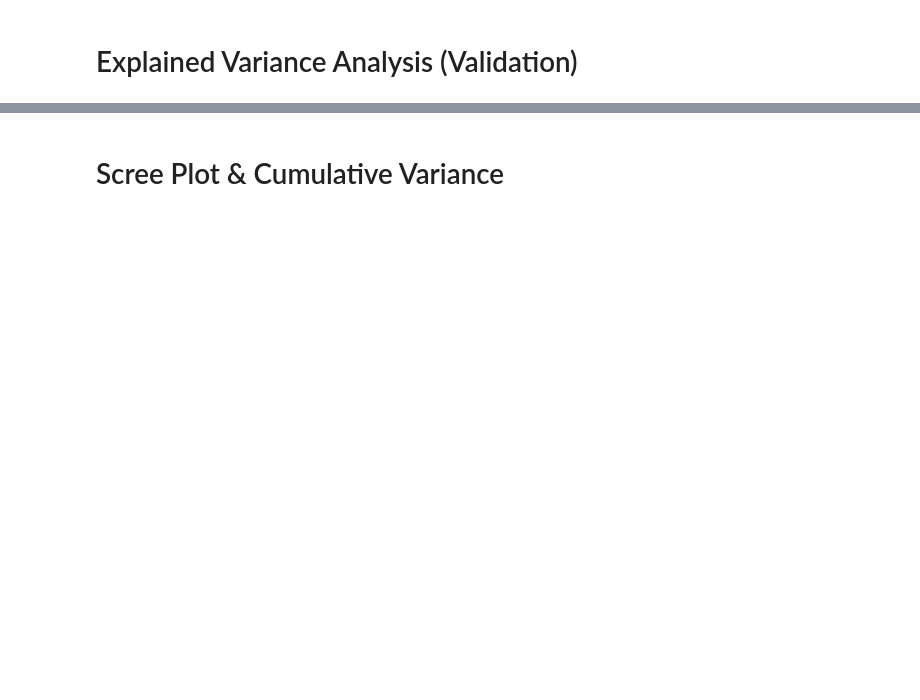
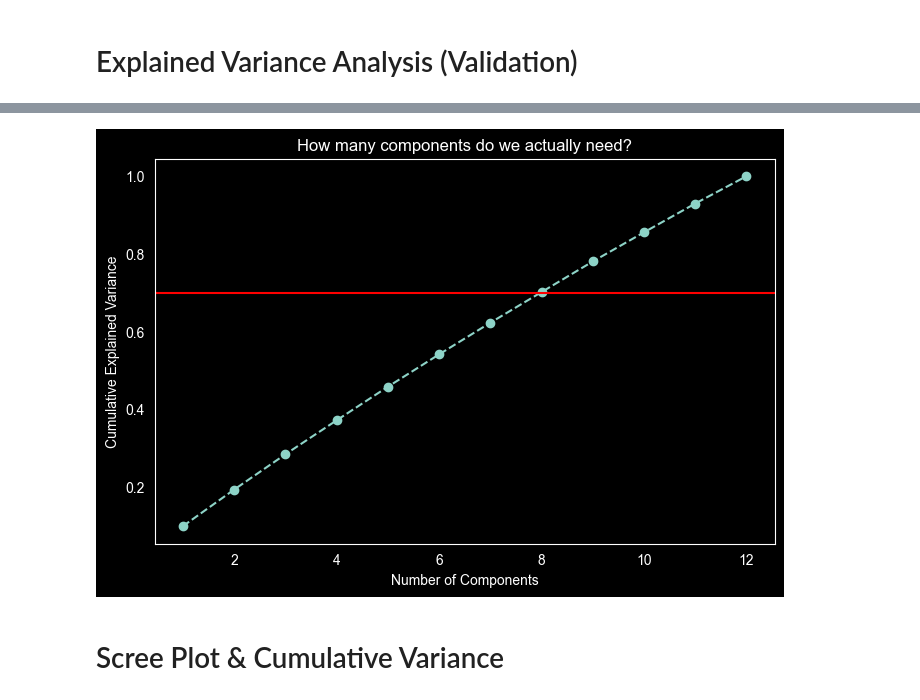
Before and after one commit to HillelAlon/Parkinson-Disease-Data-Analysis-and-Profiles-Classification, a Jupyter notebook: clusteringTA/PCA_notebook.ipynb, the cells around one changed output, grey strips where cells are left out. Saved outputs shown, nothing was run; the diff lists cells and outputs as text; code cells hidden in the pictures; blank space fills up the shorter version.

Commit message:
Changed form 80 to 70% the graph

```diff
--- a/clusteringTA/PCA_notebook.ipynb
+++ b/clusteringTA/PCA_notebook.ipynb
@@ -73,17 +115,18 @@ else:
 full_pca = PCA().fit(scaled_data)
 cumulative_variance = np.cumsum(full_pca.explained_variance_ratio_)
 
-# Finding the number of components for 80% threshold
-n_80 = np.where(cumulative_variance >= 0.80)[0][0] + 1
+# Finding the number of components for 70% threshold
+n_70 = np.where(cumulative_variance >= 0.70)[0][0] + 1
 
-logger.info(f"To explain 80% of the variance, we would need {n_80} components.")
+logger.info(f"To explain 70% of the variance, we would need {n_70} components.")
 
 # Plotting the "Scree Plot"
 plt.figure(figsize=(8, 5))
 plt.plot(range(1, len(cumulative_variance) + 1), cumulative_variance, marker='o', linestyle='--')
-plt.axhline(y=0.8, color='r', linestyle='-')
+plt.axhline(y=0.7, color='r', linestyle='-')
 plt.title('How many components do we actually need?')
 plt.xlabel('Number of Components')
 plt.ylabel('Cumulative Explained Variance')
 plt.grid()
 plt.show()
+# %% [output]
@@ -90,3 +134,4 @@ plt.show()
+[figure, added]
 # %% [markdown]
 # Scree Plot & Cumulative Variance
 # %%
```
Also changed, not shown: parts of 13 cells of this notebook.
